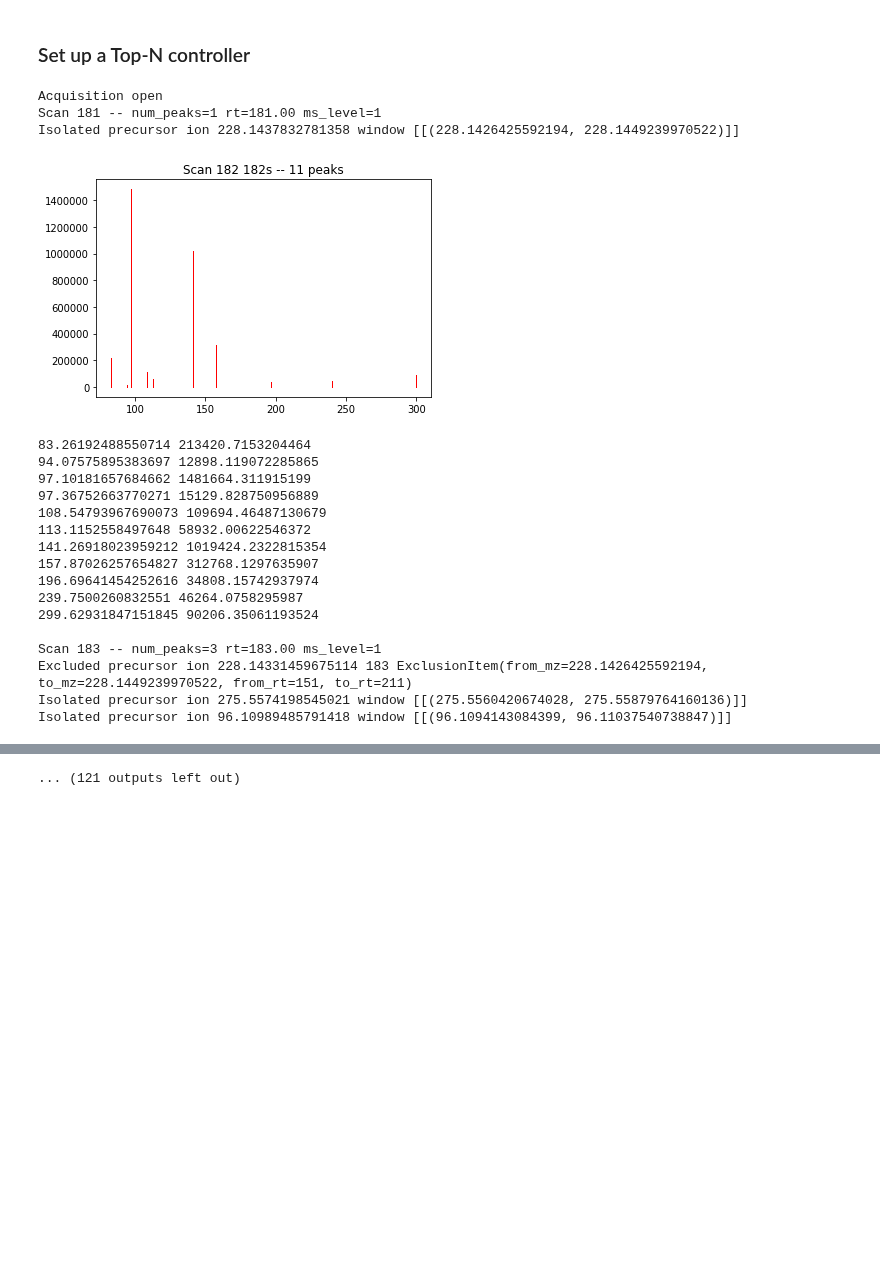
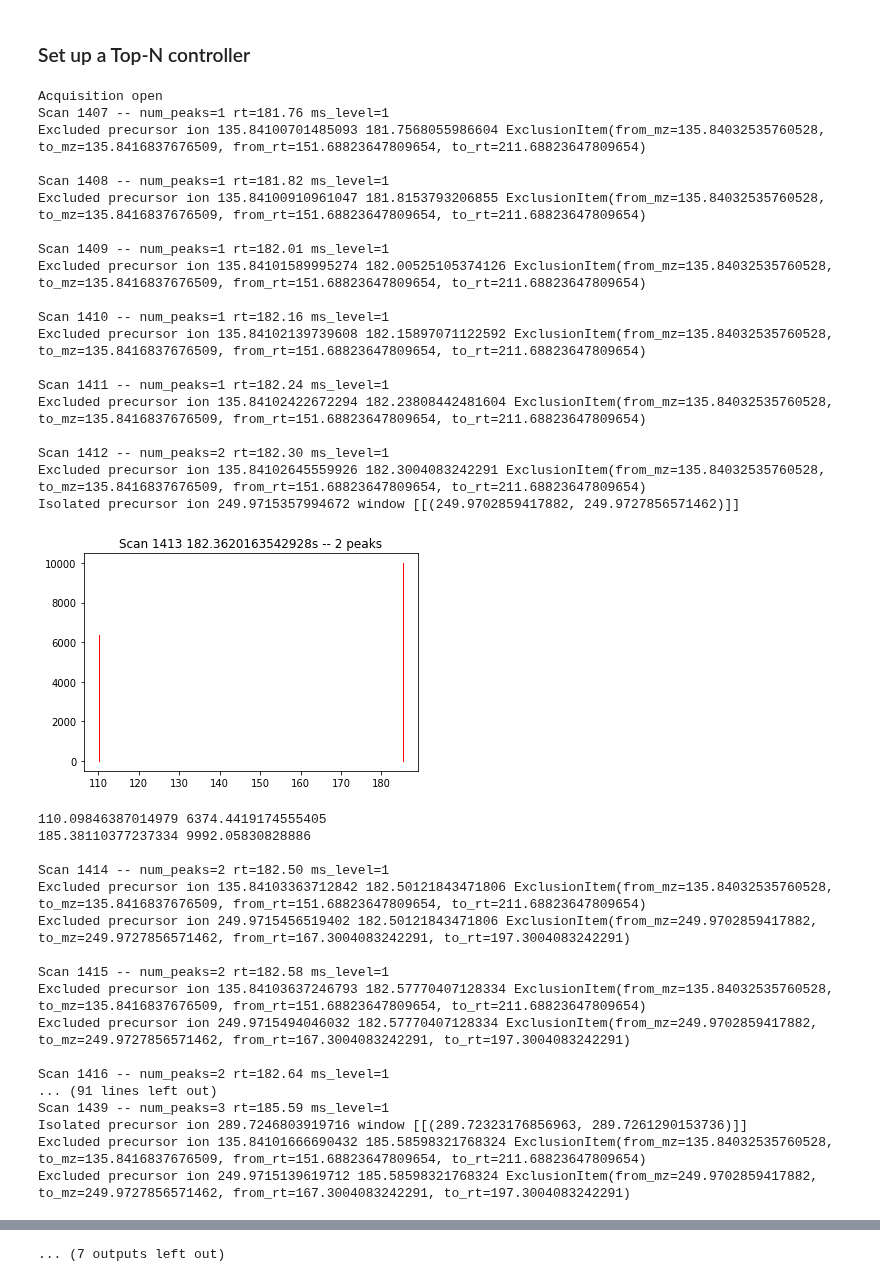
Before and after one commit to sdrogers/clms, a Jupyter notebook: Simulator/notebooks/controller_demo.ipynb, the cells around one changed output, grey strips where cells are left out. Cells and saved outputs as stored; diff of their text form; code cells hidden in the pictures; blank space fills up the shorter version.

```diff
--- a/Simulator/notebooks/controller_demo.ipynb
+++ b/Simulator/notebooks/controller_demo.ipynb
@@ -137,33 +125,50 @@ Acquisition open
 # %% [markdown]
 ### Set up a Top-N controller
 # %%
-max_rt = 300                    # the maximum retention time of scans to generate
+max_rt = 200                    # the maximum retention time of scans to generate
 N = 5                           # top-5 DDA fragmentation
 mz_tol = 5                      # the mz isolation window around a selected precursor ion
-rt_tol = 30                     # the rt window around a selected precursor ion to prevent it from fragmented multiple times
+rt_tol = 15                     # the rt window around a selected precursor ion to prevent it from fragmented multiple times
 min_ms2_intensity = 5000        # the minimum ms2 peak intensity
 
-mass_spec = IndependentMassSpectrometer(POSITIVE, sampled_chemicals)
+mass_spec = IndependentMassSpectrometer(POSITIVE, sampled_chemicals, density=ps.density_estimator)
 controller = TopNController(mass_spec, N, mz_tol, rt_tol, min_ms2_intensity=min_ms2_intensity)
 controller.run(max_rt)
 # %% [output]
 Acquisition open
-Scan 181 -- num_peaks=1 rt=181.00 ms_level=1
-Isolated precursor ion 228.1437832781358 window [[(228.1426425592194, 228.1449239970522)]]
+Scan 1407 -- num_peaks=1 rt=181.76 ms_level=1
+Excluded precursor ion 135.84100701485093 181.7568055986604 ExclusionItem(from_mz=135.84032535760528, to_mz=135.8416837676509, from_rt=151.68823647809654, to_rt=211.68823647809654)
+
+Scan 1408 -- num_peaks=1 rt=181.82 ms_level=1
+Excluded precursor ion 135.84100910961047 181.8153793206855 ExclusionItem(from_mz=135.84032535760528, to_mz=135.8416837676509, from_rt=151.68823647809654, to_rt=211.68823647809654)
+
+Scan 1409 -- num_peaks=1 rt=182.01 ms_level=1
+Excluded precursor ion 135.84101589995274 182.00525105374126 ExclusionItem(from_mz=135.84032535760528, to_mz=135.8416837676509, from_rt=151.68823647809654, to_rt=211.68823647809654)
+
+Scan 1410 -- num_peaks=1 rt=182.16 ms_level=1
+Excluded precursor ion 135.84102139739608 182.15897071122592 ExclusionItem(from_mz=135.84032535760528, to_mz=135.8416837676509, from_rt=151.68823647809654, to_rt=211.68823647809654)
+
+Scan 1411 -- num_peaks=1 rt=182.24 ms_level=1
+Excluded precursor ion 135.84102422672294 182.23808442481604 ExclusionItem(from_mz=135.84032535760528, to_mz=135.8416837676509, from_rt=151.68823647809654, to_rt=211.68823647809654)
+
+Scan 1412 -- num_peaks=2 rt=182.30 ms_level=1
+Excluded precursor ion 135.84102645559926 182.3004083242291 ExclusionItem(from_mz=135.84032535760528, to_mz=135.8416837676509, from_rt=151.68823647809654, to_rt=211.68823647809654)
+Isolated precursor ion 249.9715357994672 window [[(249.9702859417882, 249.9727856571462)]]
-[figure, old version]
+[figure, new version]
-83.26192488550714 213420.7153204464
-94.07575895383697 12898.119072285865
-97.10181657684662 1481664.311915199
-97.36752663770271 15129.828750956889
-108.54793967690073 109694.46487130679
-113.1152558497648 58932.00622546372
-141.26918023959212 1019424.2322815354
-157.87026257654827 312768.1297635907
-196.69641454252616 34808.15742937974
-239.7500260832551 46264.0758295987
-299.62931847151845 90206.35061193524
+110.09846387014979 6374.4419174555405
+185.38110377237334 9992.05830828886
 
-Scan 183 -- num_peaks=3 rt=183.00 ms_level=1
-Excluded precursor ion 228.14331459675114 183 ExclusionItem(from_mz=228.1426425592194, to_mz=228.1449239970522, from_rt=151, to_rt=211)
-Isolated precursor ion 275.5574198545021 window [[(275.5560420674028, 275.55879764160136)]]
-Isolated precursor ion 96.10989485791418 window [[(96.1094143084399, 96.11037540738847)]]
+Scan 1414 -- num_peaks=2 rt=182.50 ms_level=1
+Excluded precursor ion 135.84103363712842 182.50121843471806 ExclusionItem(from_mz=135.84032535760528, to_mz=135.8416837676509, from_rt=151.68823647809654, to_rt=211.68823647809654)
+Excluded precursor ion 249.9715456519402 182.50121843471806 ExclusionItem(from_mz=249.9702859417882, to_mz=249.9727856571462, from_rt=167.3004083242291, to_rt=197.3004083242291)
+
+Scan 1415 -- num_peaks=2 rt=182.58 ms_level=1
+Excluded precursor ion 135.84103637246793 182.57770407128334 ExclusionItem(from_mz=135.84032535760528, to_mz=135.8416837676509, from_rt=151.68823647809654, to_rt=211.68823647809654)
+Excluded precursor ion 249.9715494046032 182.57770407128334 ExclusionItem(from_mz=249.9702859417882, to_mz=249.9727856571462, from_rt=167.3004083242291, to_rt=197.3004083242291)
+
+Scan 1416 -- num_peaks=2 rt=182.64 ms_level=1
+... (91 lines left out)
+Scan 1439 -- num_peaks=3 rt=185.59 ms_level=1
+Isolated precursor ion 289.7246803919716 window [[(289.72323176856963, 289.7261290153736)]]
+Excluded precursor ion 135.84101666690432 185.58598321768324 ExclusionItem(from_mz=135.84032535760528, to_mz=135.8416837676509, from_rt=151.68823647809654, to_rt=211.68823647809654)
+Excluded precursor ion 249.9715139619712 185.58598321768324 ExclusionItem(from_mz=249.9702859417882, to_mz=249.9727856571462, from_rt=167.3004083242291, to_rt=197.3004083242291)
@@ -202,3 +247,3 @@ Isolated precursor ion 110.56339545447548 window [[(110.5628426374982, 110.56394
-... (121 outputs left out)
+... (7 outputs left out)
 # %%
 controller.write_mzML('my_analysis', '../models/out.mzML')
```
Also changed, not shown: parts of 4 cells of this notebook, 1 other file.
